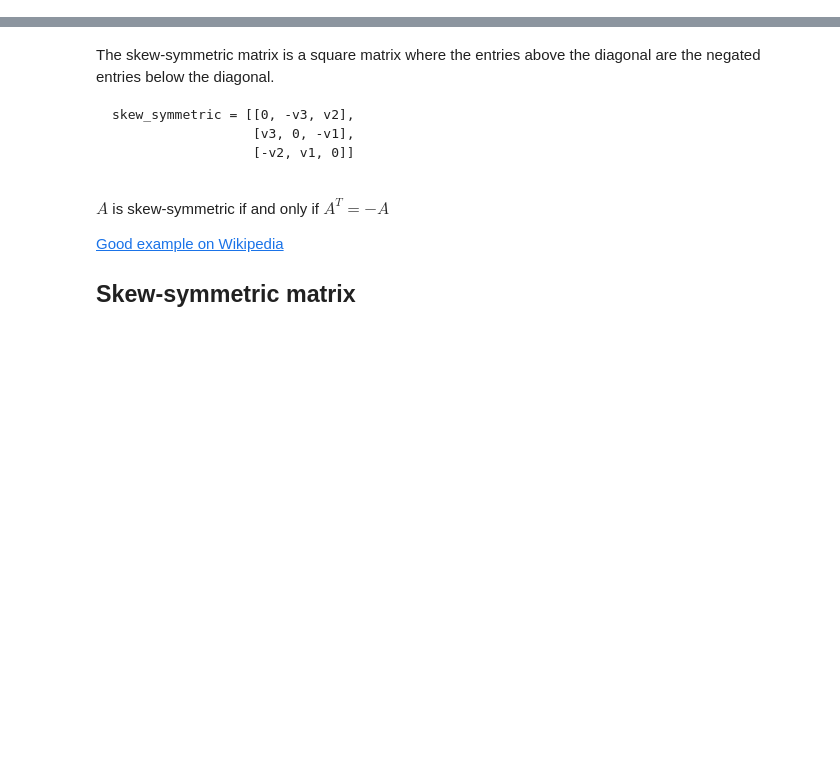
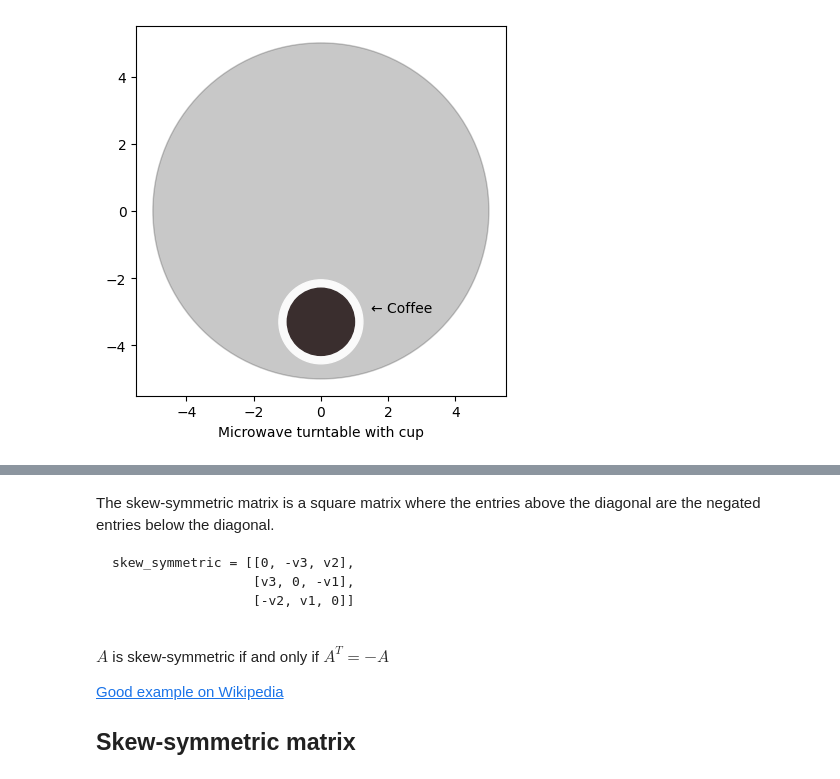
Before and after one commit to wlinds/mte, a Jupyter notebook: daily_doodle.ipynb, the cells around one changed output, grey strips where cells are left out. Drawn from its saved outputs; the diff is of its cells as text; code cells hidden in the pictures; blank space fills up the shorter version.

Commit message:
Day 34 - begin microwave turntable case

```diff
--- a/daily_doodle.ipynb
+++ b/daily_doodle.ipynb
@@ -0,0 +26,16 @@
+# %%
+import matplotlib.pyplot as plt
+turntable_radius, cup_radius, cup_position = 5, 1.25, [0, -3.3]
+fig, ax = plt.subplots()
+ax.set_aspect('equal')
+
+ax.add_artist(plt.Circle((0, 0), turntable_radius, color='#262626', alpha=0.25))
+ax.add_artist(plt.Circle(cup_position, cup_radius, color='#fafafa'))
+ax.add_artist(plt.Circle(cup_position, cup_radius*0.8, color='#3a2e2e'))
+ax.set(xlim=(-turntable_radius*1.1, turntable_radius*1.1), ylim=(-turntable_radius*1.1, turntable_radius*1.1))
+
+ax.set_xlabel('Microwave turntable with cup')
+ax.text(x=1.5, y=-3, s='← Coffee')
+plt.show()
+# %% [output]
+[figure, added]
```
Also changed, not shown: parts of 8 cells of this notebook.
